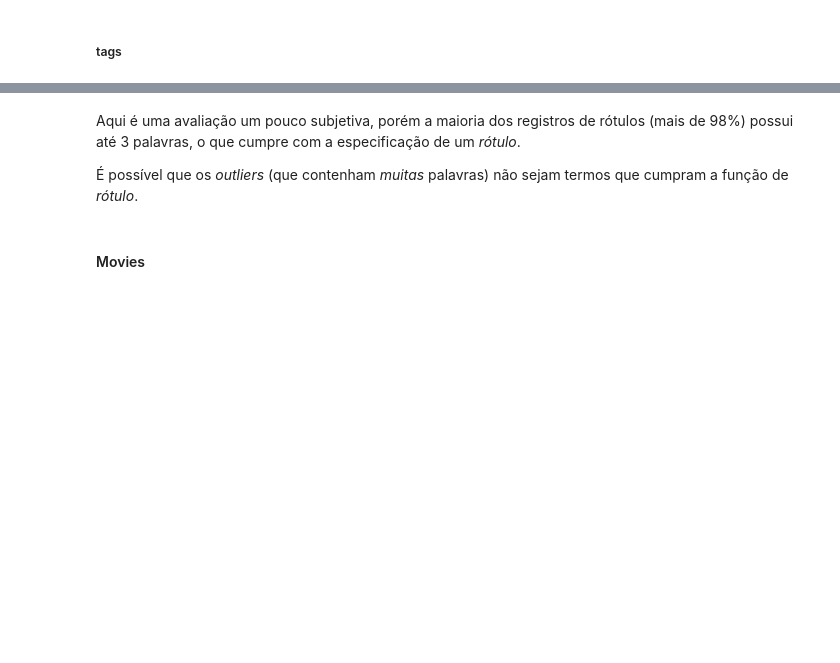
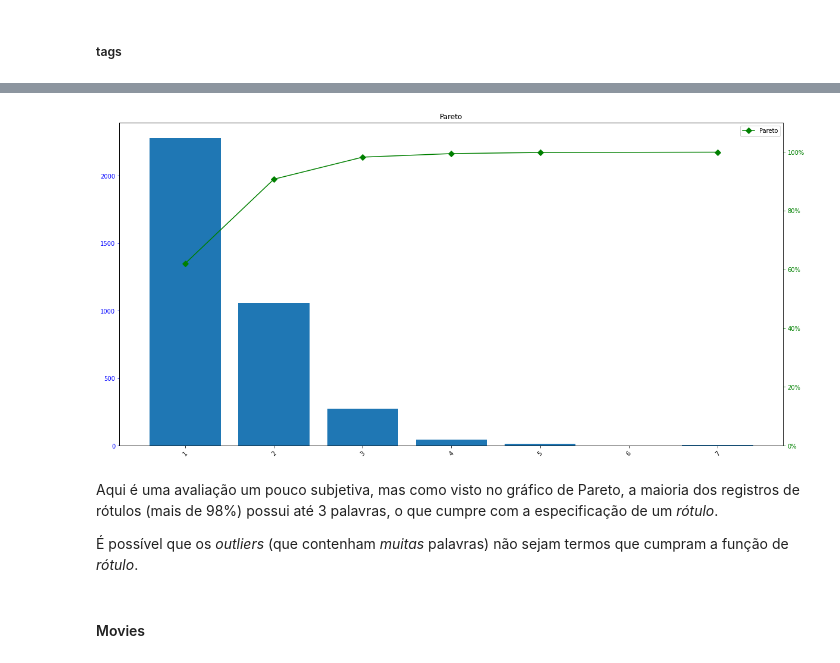
Before and after one commit to dieguim-ifsp-posCD/D1AED, a Jupyter notebook: avaliacoes/20210513-avaliacao01/AED-movie-lens-small.ipynb, the cells around one changed output, grey strips where cells are left out. Cells and saved outputs as stored; diff of their text form; code cells hidden in the pictures; blank space fills up the shorter version.

```diff
--- a/avaliacoes/20210513-avaliacao01/AED-movie-lens-small.ipynb
+++ b/avaliacoes/20210513-avaliacao01/AED-movie-lens-small.ipynb
@@ -316,5 +321,38 @@ palavras_tag
+# %%
+import matplotlib.pyplot as plt
+from matplotlib.ticker import PercentFormatter
+
+def Pareto(df, Type, Count, CumPercent):
+  # Cria o barplot e define os dados os eixos, a cor das barras, titulo do gráfico
+  fig, ax = plt.subplots(figsize=(20,10))
+  ax.bar(df[Type], df[Count], color="C0")
+  ax.set_title("Pareto")
+
+  # Eixo secundário
+  ax2 = ax.twinx()
+
+  # Cria a Curva de Pareto no eixo secundário
+  ax2.plot(df[Type], df[CumPercent], color="G", marker="D", ms=7, label='Pareto')
+  ax2.yaxis.set_major_formatter(PercentFormatter())
+
+  # Configurações dos eixos
+  ax.tick_params(axis="y", colors="B")
+  ax2.tick_params(axis="y", colors="G")
+  ax2.set_ylim([0,110])
+
+  # Ajusta a inclinação dos labels do eixo x
+  for tick in ax.get_xticklabels():
+      tick.set_rotation(45)
+
+  # Finalmente mostra o grafico definido acima
+  plt.legend() # para mostrar a legenda
+  plt.show()
+
+Pareto(palavras_tag[:6], 'Palavras na Tag', 'Número de Registros', '%Registros Acumulados')
+# %% [output]
+[figure, added]
 # %% [markdown]
-Aqui é uma avaliação um pouco subjetiva, porém a maioria dos registros de rótulos (mais de 98%) possui até 3 palavras, o que cumpre com a especificação de um *rótulo*.
+Aqui é uma avaliação um pouco subjetiva, mas como visto no gráfico de Pareto, a maioria dos registros de rótulos (mais de 98%) possui até 3 palavras, o que cumpre com a especificação de um *rótulo*.
 
 É possível que os *outliers* (que contenham *muitas* palavras) não sejam termos que cumpram a função de *rótulo*.
 # %% [markdown]
```
Also changed, not shown: parts of 37 cells of this notebook.
